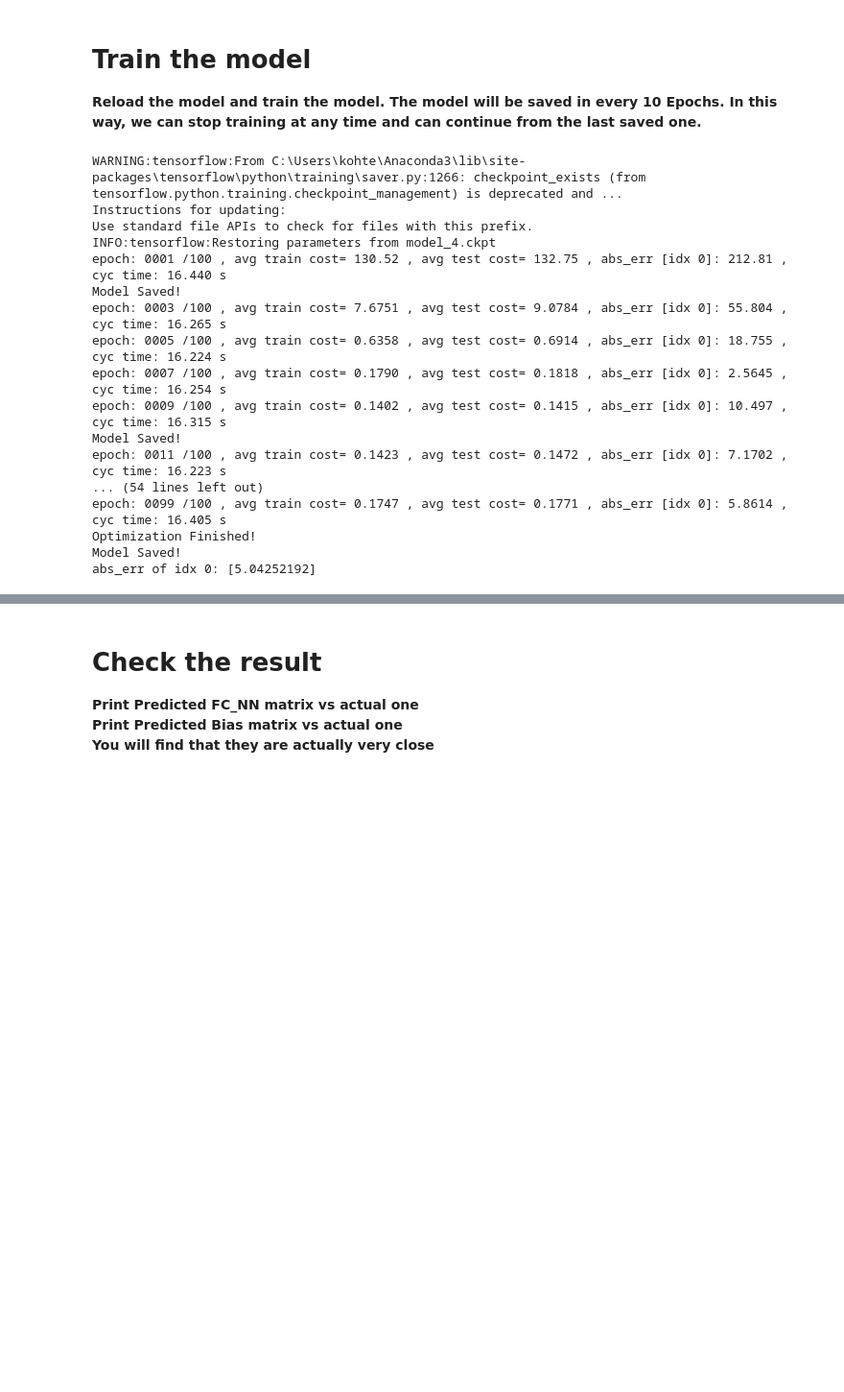
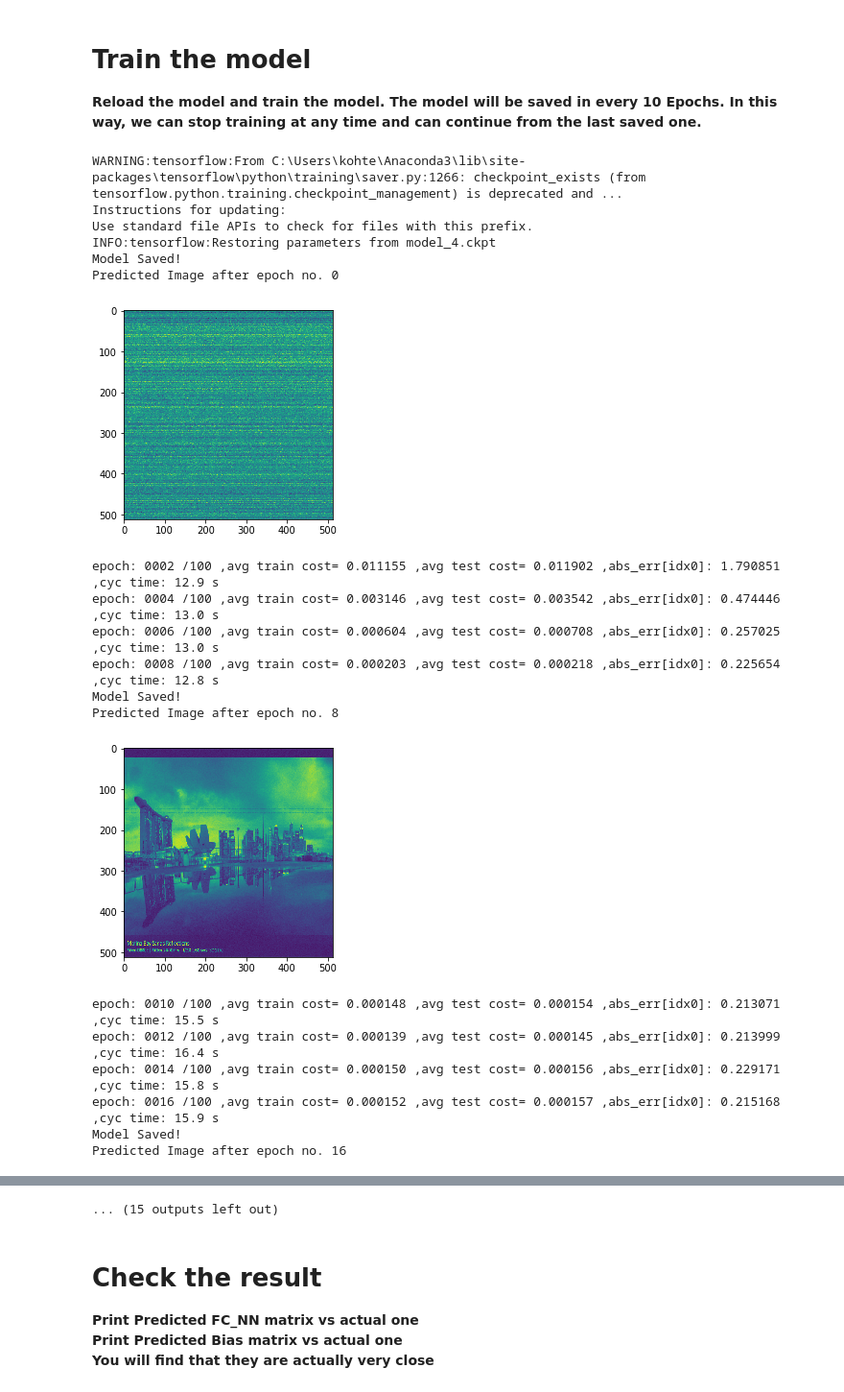
Before and after one commit to Kyaw-Htet/Playing-with-TensorFlow-, a Jupyter notebook: Auto discovery_with_TensorFlow_v2.ipynb, the cells around one changed output, grey strips where cells are left out. Shown at 96% size. Saved outputs shown, nothing was run; the diff lists cells and outputs as text; code cells hidden in the pictures; blank space fills up the shorter version.

Commit message:
Tensorflow optimization to discover 512x512 matrix

```diff
--- a/Auto discovery_with_TensorFlow_v2.ipynb
+++ b/Auto discovery_with_TensorFlow_v2.ipynb
@@ -17,13 +34,13 @@ Assume that we are not sure about FC_NN and Bias matrixes but we have 10,000 dat
 in_data = []
 out_data = []
 dataset_size = 10000
-FC_NN = np.random.rand(512,512)
+FC_NN = grey
 Bias_NN = np.random.rand(512,1)-0.5
 tmp = 0
 for i in range(dataset_size):
     in_data.append(np.random.rand(512,1))
 for i in range(dataset_size):
-    out_data.append(((np.dot(FC_NN,in_data[i])/512)- np.ones((512,1))*0.25)*100 - Bias_NN - (np.random.rand(512,1)-0.5)*0.001)
+    out_data.append((np.dot(FC_NN,in_data[i])/512) - Bias_NN - (np.random.rand(512,1)-0.5)*0.001)
 np_in_data = np.array(in_data)
 np_out_data = np.array(out_data)
 # %% [markdown]
@@ -66,7 +83,7 @@ Bias = tf.Variable(tf.random_normal([512, 1], stddev=0.35),
 # Build the model
 x = tf.placeholder(tf.float32, shape=[512, 1])
 y = tf.placeholder(tf.float32, shape=[512, 1])
-pred = ((tf.matmul(mt, x)/512) - np.ones((512,1))*0.25)*100 - Bias
+pred = (tf.matmul(mt, x)/512) - Bias
 
 # Train the model
 loss = tf.reduce_sum(tf.pow(pred-y, 2))
@@ -129,7 +152,7 @@ with tf.Session() as sess:
             sess.run(optimizer,feed_dict={x:np_in_data_train[n],y:np_out_data_train[n]})
 
         # Display logs per epoch step
-        if (epoch) % display_step == 0:
+        if (epoch+1) % display_step == 0:
 
             # get total cost of train set
             c = 0;
@@ -138,46 +161,54 @@ with tf.Session() as sess:
             c = c/np_out_data_train.shape[0]
 
             # get total cost of test set
             c_t = 0;
             for n in range(np_out_data_test.shape[0]):
                 c_t = c_t + sess.run(loss,feed_dict={x:np_in_data_test[n],y:np_out_data_test[n]})
             c_t = c_t/np_out_data_test.shape[0]
 
             # Show Absolute  Error
             predict = sess.run(pred,feed_dict={x:np_in_data_test[0]})
 
             # Display the message
-            print("epoch:", '%04d' % (epoch+1), '/%d' % (training_epochs), ", avg train cost=", "{:.6}".format(str(c)),
-                  ", avg test cost=", "{:.6}".format(str(c_t)),
-                  ", abs_err [idx 0]:", "{:.6}".format(str(sum(sum(abs(predict-np_out_data_test[0]))))),
-                  ", cyc time:", "{:.6}".format(str(time.time() - start)), "s")
+            print("epoch:", '%04d' % (epoch+1), '/%d' % (training_epochs), ",avg train cost=", "{:.8}".format(str(c)),
+                  ",avg test cost=", "{:.8}".format(str(c_t)),
+                  ",abs_err[idx0]:", "{:.8}".format(str(sum(sum(abs(predict-np_out_data_test[0]))))),
+                  ",cyc time:", "{:.4}".format(str(time.time() - start)), "s")
 
         if (epoch) % save_step == 0:
 
             # Save the model
             save_path = saver.save(sess, str_save_name)
             print("Model Saved!")
+            print("Predicted Image after epoch no. {}".format(epoch))
+            FC_NN_pred = sess.run(mt)
+            plt.imshow(FC_NN_pred)
+            plt.show()
+
 
     print("Optimization Finished!")
     predict = sess.run(pred,feed_dict={x:np_in_data_test[0]})
     save_path = saver.save(sess, str_save_name)
     print("Model Saved!")
     print("abs_err of idx 0: {}".format(sum(abs(predict-np_out_data_test[0]))))
 # %% [output]
 WARNING:tensorflow:From C:\Users\kohte\Anaconda3\lib\site-packages\tensorflow\python\training\saver.py:1266: checkpoint_exists (from tensorflow.python.training.checkpoint_management) is deprecated and ...
 Instructions for updating:
 Use standard file APIs to check for files with this prefix.
 INFO:tensorflow:Restoring parameters from model_4.ckpt
-epoch: 0001 /100 , avg train cost= 130.52 , avg test cost= 132.75 , abs_err [idx 0]: 212.81 , cyc time: 16.440 s
 Model Saved!
-epoch: 0003 /100 , avg train cost= 7.6751 , avg test cost= 9.0784 , abs_err [idx 0]: 55.804 , cyc time: 16.265 s
-epoch: 0005 /100 , avg train cost= 0.6358 , avg test cost= 0.6914 , abs_err [idx 0]: 18.755 , cyc time: 16.224 s
-epoch: 0007 /100 , avg train cost= 0.1790 , avg test cost= 0.1818 , abs_err [idx 0]: 2.5645 , cyc time: 16.254 s
-epoch: 0009 /100 , avg train cost= 0.1402 , avg test cost= 0.1415 , abs_err [idx 0]: 10.497 , cyc time: 16.315 s
-Model Saved!
-epoch: 0011 /100 , avg train cost= 0.1423 , avg test cost= 0.1472 , abs_err [idx 0]: 7.1702 , cyc time: 16.223 s
-... (54 lines left out)
-epoch: 0099 /100 , avg train cost= 0.1747 , avg test cost= 0.1771 , abs_err [idx 0]: 5.8614 , cyc time: 16.405 s
-Optimization Finished!
-Model Saved!
-abs_err of idx 0: [5.04252192]
+Predicted Image after epoch no. 0
+[figure, added]
+epoch: 0002 /100 ,avg train cost= 0.011155 ,avg test cost= 0.011902 ,abs_err[idx0]: 1.790851 ,cyc time: 12.9 s
+epoch: 0004 /100 ,avg train cost= 0.003146 ,avg test cost= 0.003542 ,abs_err[idx0]: 0.474446 ,cyc time: 13.0 s
+epoch: 0006 /100 ,avg train cost= 0.000604 ,avg test cost= 0.000708 ,abs_err[idx0]: 0.257025 ,cyc time: 13.0 s
+epoch: 0008 /100 ,avg train cost= 0.000203 ,avg test cost= 0.000218 ,abs_err[idx0]: 0.225654 ,cyc time: 12.8 s
+Model Saved!
+Predicted Image after epoch no. 8
+[figure, added]
+epoch: 0010 /100 ,avg train cost= 0.000148 ,avg test cost= 0.000154 ,abs_err[idx0]: 0.213071 ,cyc time: 15.5 s
+epoch: 0012 /100 ,avg train cost= 0.000139 ,avg test cost= 0.000145 ,abs_err[idx0]: 0.213999 ,cyc time: 16.4 s
+epoch: 0014 /100 ,avg train cost= 0.000150 ,avg test cost= 0.000156 ,abs_err[idx0]: 0.229171 ,cyc time: 15.8 s
+epoch: 0016 /100 ,avg train cost= 0.000152 ,avg test cost= 0.000157 ,abs_err[idx0]: 0.215168 ,cyc time: 15.9 s
+Model Saved!
+Predicted Image after epoch no. 16
@@ -184,3 +237,4 @@ abs_err of idx 0: [5.04252192]
+... (15 outputs left out)
 # %% [markdown]
 # Check the result
 **Print Predicted FC_NN matrix vs actual one**
```
Also changed, not shown: parts of 7 cells of this notebook.
